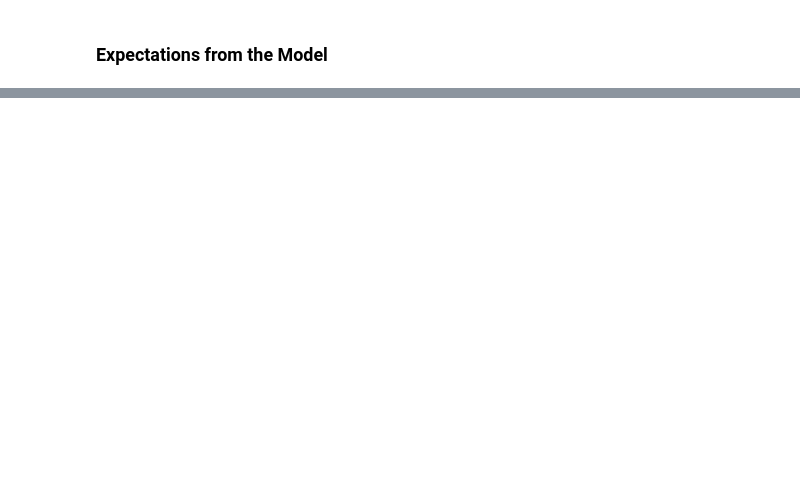
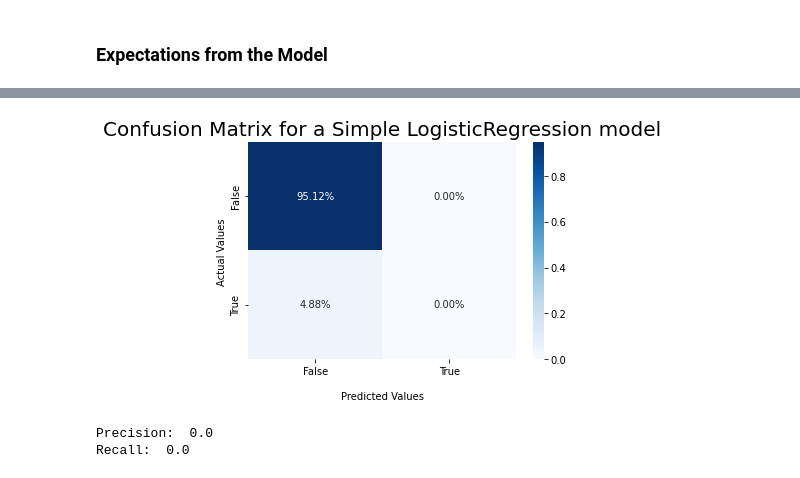
Before and after one commit to bori00/Stroke-Predictor, a Jupyter notebook: Stroke_Predictor_ML_Only.ipynb, the cells around one changed output, grey strips where cells are left out. Saved outputs shown, nothing was run; the diff lists cells and outputs as text; code cells hidden in the pictures; blank space fills up the shorter version.

Commit message:
add experiments with logistic regression

```diff
--- a/Stroke_Predictor_ML_Only.ipynb
+++ b/Stroke_Predictor_ML_Only.ipynb
@@ -401,0 +418,2 @@ processed_test_stroke_df
+# %%
+y = pd.concat([y_train, y_test], axis = 0)
@@ -402,3 +424,5 @@ processed_test_stroke_df
+# %%
+X_train1, X_valid1, y_train1, y_valid1 = train_test_split(X, y, test_size=0.2, random_state=random_state, stratify=y)
 # %% [markdown]
 ### Expectations from the Model
 # %% [markdown]
@@ -419,3 +443,18 @@ There's one mistake in the above train of thought though: note that the goal of
 Additionally, it may help us to compare models or to find the best hyperparameters for each model to take a look at the **Precision/Recall-curve**.
 
 We may take into account the ROC curve as well, but it was shown that it is not a good indicator in case the input dataset is highly unbalanced. As we only have 5% of the entries with a positive 'stroke' label, we should stick to the Precision/Recall-curve instead.
+# %%
+def plot_confusion_matrix_with_percentages(cf_matrix, title='Confusion Matrix'):
+  ax = sns.heatmap(cf_matrix/np.sum(cf_matrix), annot=True,
+            fmt='.2%', cmap='Blues')
+
+  ax.set_title(title, fontsize=def_title_size);
+  ax.set_xlabel('\nPredicted Values')
+  ax.set_ylabel('Actual Values ');
+
+  ## Ticket labels - List must be in alphabetical order
+  ax.xaxis.set_ticklabels(['False','True'])
+  ax.yaxis.set_ticklabels(['False','True'])
+
+  ## Display the visualization of the Confusion Matrix.
+  plt.show()
@@ -421,0 +486,3 @@ We may take into account the ROC curve as well, but it was shown that it is not
+# %%
+log_reg = LogisticRegression(random_state=random_state)
+log_reg.fit(X_train1, y_train1)
@@ -421,0 +507,12 @@ We may take into account the ROC curve as well, but it was shown that it is not
+# %%
+y_pred = cross_val_predict(log_reg, X_train, y_train, cv=5)
+conf_mat = confusion_matrix(y_train, y_pred)
+plot_confusion_matrix_with_percentages(conf_mat, "Confusion Matrix for a Simple LogisticRegression model")
+# %% [output]
+[figure, added]
+# %%
+print("Precision: ", precision_score(y_train, y_pred))
+print("Recall: ", recall_score(y_train, y_pred))
+# %% [output]
+Precision:  0.0
+Recall:  0.0
```
Also changed, not shown: parts of 33 cells of this notebook.
